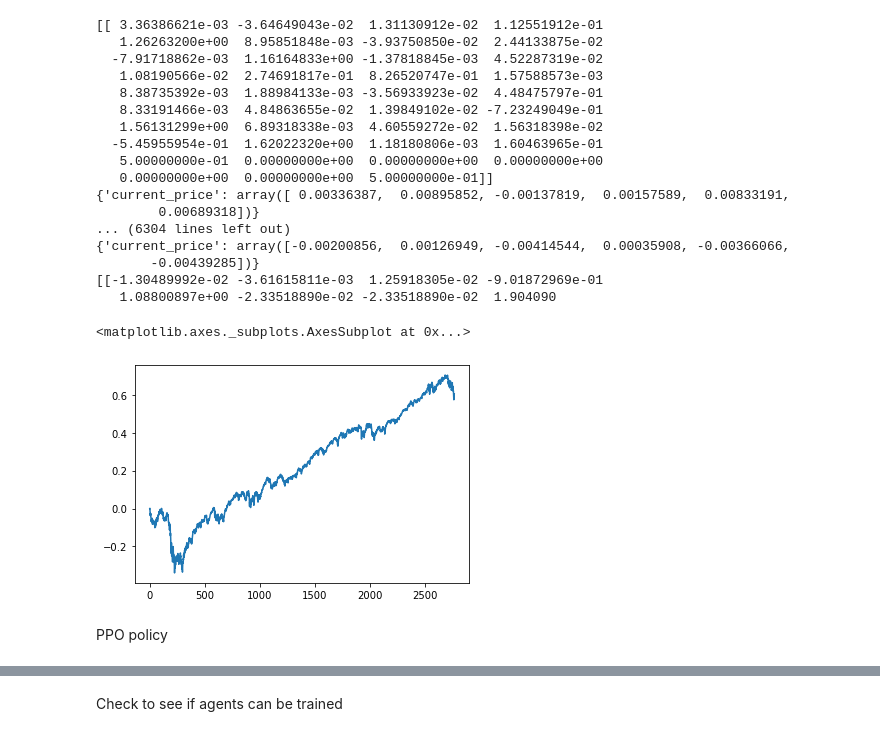
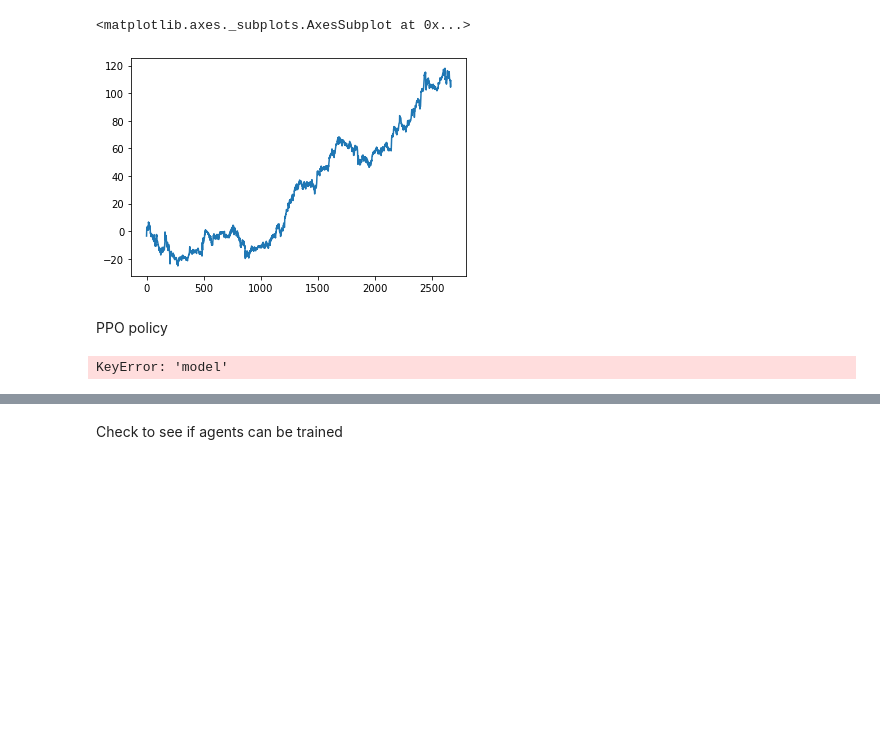
Before and after one commit to algotradingsoc/reinforcement_learning, a Jupyter notebook: Thomas/RL envrionment.ipynb, the cells around one changed output, grey strips where cells are left out. Drawn from its saved outputs; the diff is of its cells as text; code cells hidden in the pictures; blank space fills up the shorter version.

Commit message:
PPO model

```diff
--- a/Thomas/RL envrionment.ipynb
+++ b/Thomas/RL envrionment.ipynb
@@ -46,4 +83,7 @@ def load_data(price_source='csvdata',tickers=['EEM','QQQ'],start='2008-01-02',en
 # %%
+from empyrical import max_drawdown, alpha_beta, sharpe_ratio, annual_return
+from sklearn.preprocessing import StandardScaler
+
 class Equitydaily(gym.Env):
 
     def __init__(self,env_config):
@@ -51,12 +91,13 @@ class Equitydaily(gym.Env):
         self.tickers = env_config['tickers']
         self.lookback = env_config['lookback']
         # Load price data, to be replaced by DataLoader class
-        raw_data = load_data(env_config['pricing_source'],env_config['tickers'],env_config['start'],env_config['end'])
+        raw_data = load_data(env_config['pricing_source'],env_config['tickers'],env_config['start'],env_config['end'],env_config['features'])
         # Set the trading dates, features and price data
         self.dates = raw_data['dates']
         self.fields = raw_data['fields']
         self.pricedata = raw_data['pricedata']
         self.featuredata = raw_data['data']
+        self.tcostdata = raw_data['tcost']
         # Set up historical actions and rewards
         self.n_assets = len(self.tickers) + 1
         self.n_metrics = 2
@@ -67,7 +108,7 @@ class Equitydaily(gym.Env):
         # The last asset is cash
         self.action_space = spaces.Box(low=-1, high=1, shape=(len(self.tickers)+1,), dtype=np.float32)
         self.observation_space = spaces.Box(low=-np.inf, high=np.inf,
-                                            shape=(self.lookback,self.n_features), dtype=np.float32)
+                                            shape=(self.lookback,self.n_features,1), dtype=np.float32)
 
         self.reset()
 
@@ -93,16 +134,10 @@ class Equitydaily(gym.Env):
 
         # Calculate reward
         # Need to cast log_return in pd series to use the functions in empyrical
-        live_days = self.index - self.lookback
-        burnin = 250
         recent_series = pd.Series(self.log_return_series)[-100:]
-        whole_series = pd.Series(self.log_return_series)
-        if live_days > burnin:
-            self.metric = annual_return(whole_series) + 0.5* max_drawdown(whole_series)
-        else:
-            self.metric = annual_return(whole_series) + 0.5* max_drawdown(whole_series) *live_days / burnin
-        reward = self.metric - self.metric_series[-1]
-        #reward = self.metric
+        rolling_volatility = np.std(recent_series)
+        self.metric = today_portfolio_return / rolling_volatility
+        reward = self.metric
         self.metric_series = np.append(self.metric_series, [self.metric], axis=0)
 
         # Check if the end of backtest
@@ -126,20 +161,25 @@ class Equitydaily(gym.Env):
         return self.observation
 
     def get_observation(self):
+        # Can use simple moving average data here
         price_lookback = self.featuredata[self.index-self.lookback:self.index,:]
         metrics = np.vstack((self.log_return_series[self.index-self.lookback:self.index],
                              self.metric_series[self.index-self.lookback:self.index])).transpose()
         positions = self.position_series[self.index-self.lookback:self.index]
+        scaler = StandardScaler()
         observation = np.concatenate((price_lookback, metrics, positions), axis=1)
-        return observation
+        observation = scaler.fit_transform(observation)
+        return observation.reshape((observation.shape[0], observation.shape[1], 1))
 
-    # 0.05% t-cost for institutional portfolios
+    # 0.05% and spread to model t-cost for institutional portfolios
     def transaction_cost(self,new_action,old_action,):
         turnover = np.abs(new_action - old_action)
-        fees = 0.9995
+        fees = 0.9995 - self.tcostdata[self.index,:]
+        fees = np.array(list(fees) + [0.9995])
         tcost = turnover * np.log(fees)
         return tcost
 # %%
-config = {'pricing_source':'csvdata', 'tickers':['QQQ','EEM','TLT','SHY','GLD','SLV'], 'lookback':1, 'start':'2008-01-02', 'end':'2018-12-31'}
+config = {'pricing_source':'csvdata', 'tickers':['BRK','TLT','QQQ','GLD',],
+          'lookback':10, 'start':'2008-01-02', 'end':'2018-12-31', 'features':["volatility_20", "skewness_20", "kurtosis_20"]}
 EQ_env = Equitydaily(config)
 # %%
@@ -161,39 +189,22 @@ array([[-1.51466979e-02, -3.48642883e-02,  1.31191573e-02,
 # %%
 state = EQ_env.reset()
 done = False
 reward_list = []
 cum_reward = 0
 actions = list()
 
 while not done:
     #action = agent.compute_action(state)
-    action = np.array([1,0,0,0,0,0,1])
+    action = np.array([1,0,0,0,0])
     state, reward, done, future_price = EQ_env.step(action)
     cum_reward += reward
     actions.append(action)
     reward_list.append(reward)
 
-pd.Series(EQ_env.log_return_series).cumsum().plot()
+pd.Series(reward_list).cumsum().plot()
 # %% [output]
-[[ 3.36386621e-03 -3.64649043e-02  1.31130912e-02  1.12551912e-01
-   1.26263200e+00  8.95851848e-03 -3.93750850e-02  2.44133875e-02
-  -7.91718862e-03  1.16164833e+00 -1.37818845e-03  4.52287319e-02
-   1.08190566e-02  2.74691817e-01  8.26520747e-01  1.57588573e-03
-   8.38735392e-03  1.88984133e-03 -3.56933923e-02  4.48475797e-01
-   8.33191466e-03  4.84863655e-02  1.39849102e-02 -7.23249049e-01
-   1.56131299e+00  6.89318338e-03  4.60559272e-02  1.56318398e-02
-  -5.45955954e-01  1.62022320e+00  1.18180806e-03  1.60463965e-01
-   5.00000000e-01  0.00000000e+00  0.00000000e+00  0.00000000e+00
-   0.00000000e+00  0.00000000e+00  5.00000000e-01]]
-{'current_price': array([ 0.00336387,  0.00895852, -0.00137819,  0.00157589,  0.00833191,
-        0.00689318])}
-... (6304 lines left out)
-{'current_price': array([-0.00200856,  0.00126949, -0.00414544,  0.00035908, -0.00366066,
-       -0.00439285])}
-[[-1.30489992e-02 -3.61615811e-03  1.25918305e-02 -9.01872969e-01
-   1.08800897e+00 -2.33518890e-02 -2.33518890e-02  1.904090
+<matplotlib.axes._subplots.AxesSubplot at 0x...>
-<matplotlib.axes._subplots.AxesSubplot at 0x...>
-[figure, old version]
+[figure, new version]
 # %% [markdown]
 PPO policy
 # %%
@@ -206,3 +213,7 @@ config['model']['conv_filters'] = [[16, [5, 1], 1], [32, [5, 1], 5], [16, [10, 1
+# %%
+config['model']['fcnet_hiddens'] = [100, 100]
+# %% [output]
+KeyError: 'model'
 # %%
 config = DEFAULT_CONFIG.copy()
 config['num_workers'] = 1
```
Also changed, not shown: parts of 21 cells of this notebook, 6 other files.
